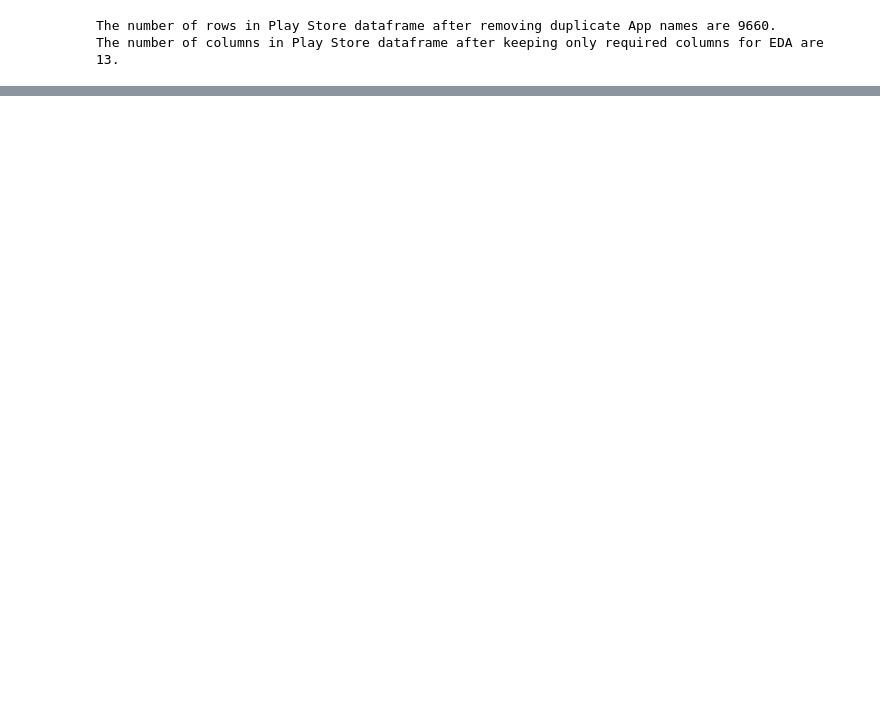
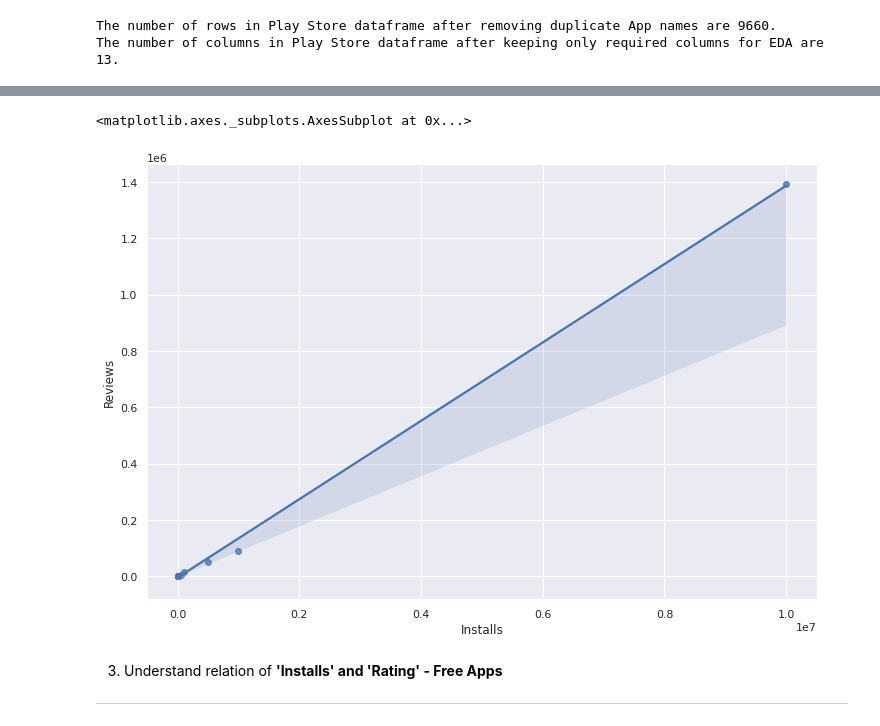
Before and after one commit to Sanddeep-K/Capstone_1_EDA_Play_Store_App_Review, a Jupyter notebook: Sandeep_K_Capstone_1_EDA_Play_Store_App_Review.ipynb, the cells around one changed output, grey strips where cells are left out. Saved outputs shown, nothing was run; the diff lists cells and outputs as text; code cells hidden in the pictures; blank space fills up the shorter version.

```diff
--- a/Sandeep_K_Capstone_1_EDA_Play_Store_App_Review.ipynb
+++ b/Sandeep_K_Capstone_1_EDA_Play_Store_App_Review.ipynb
@@ -197,0 +1571,3 @@ ps_data_df.columns = ps_data_df.columns.str.replace(' ', '_')
+# %%
+insta_rev_paid_df = paid_app_df.groupby('Installs')['Reviews'].mean().reset_index().sort_values(by = ['Installs'], axis=0, ascending=[False], inplace=False)
+insta_rev_paid_df
@@ -197,0 +1591,15 @@ ps_data_df.columns = ps_data_df.columns.str.replace(' ', '_')
+# %%
+# Let's undestand relation of Installs and Reviews of App by Graphical Visualtization
+
+# Lets understand the trend with hep of visualization
+
+fig=plt.figure(figsize=(12,8))                                                  #Giving height and width to the graph
+insta_rev_paid_df['Installs']=insta_rev_paid_df['Installs'].astype(int)         #convert year data to integer type
+sns.regplot(data=insta_rev_paid_df,x='Installs',y='Reviews')
+# %% [output]
+<matplotlib.axes._subplots.AxesSubplot at 0x...>
+[figure, added]
+# %% [markdown]
+3. Understand relation of **'Installs' and 'Rating' - Free Apps**
+
+-----
```
Also changed, not shown: parts of 181 cells of this notebook.
